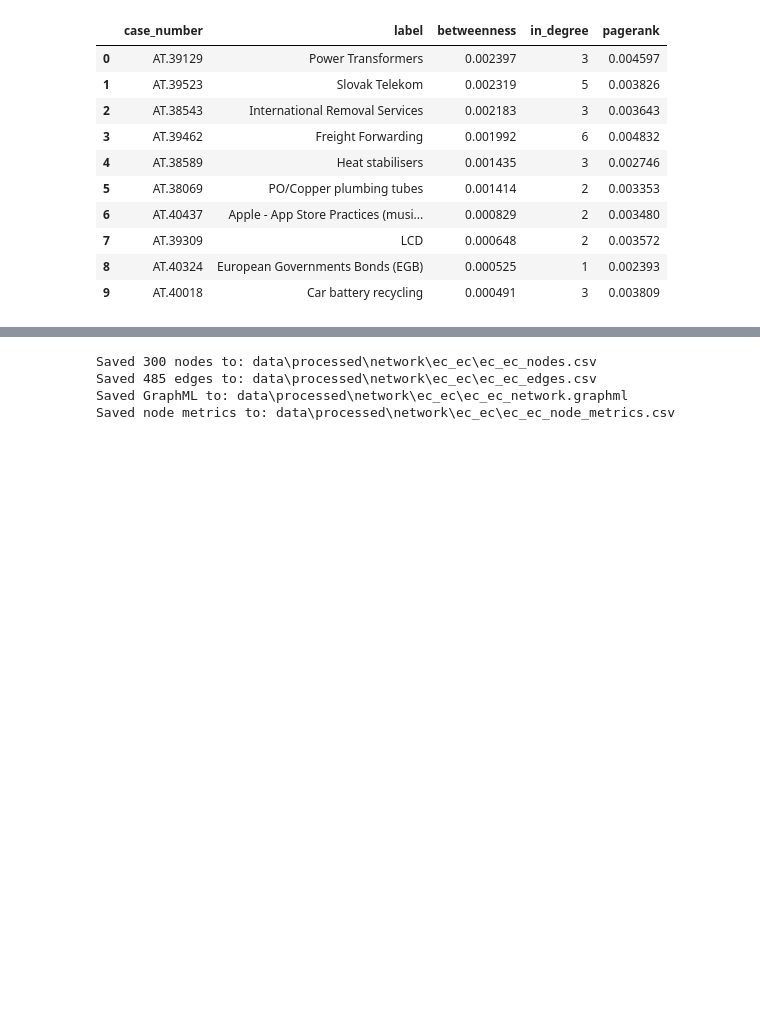
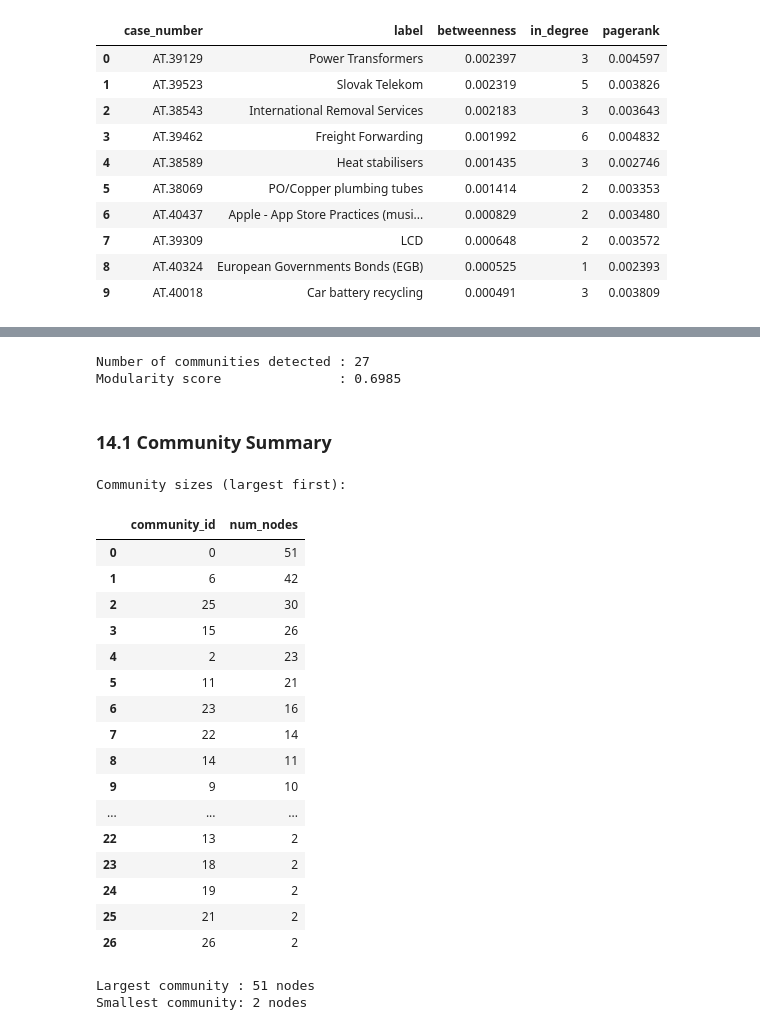
Before and after one commit to floheusser/data_analysis_master, a Jupyter notebook: 10_build_ec_ec_network.ipynb, the cells around one changed output, grey strips where cells are left out. Drawn from its saved outputs; the diff is of its cells as text; code cells hidden in the pictures; blank space fills up the shorter version.

```diff
--- a/10_build_ec_ec_network.ipynb
+++ b/10_build_ec_ec_network.ipynb
@@ -757,22 +777,59 @@ Top 10 EC cases by betweenness centrality:
 # %%
-OUT_DIR.mkdir(parents=True, exist_ok=True)
+from networkx.algorithms import community as nx_community
 
-# Node and edge tables
-ec_nodes.to_csv(NODES_PATH, index=False, encoding="utf-8")
-print(f"Saved {len(ec_nodes):,} nodes to: {NODES_PATH}")
+# Convert to undirected for community detection
+G_undirected = G.to_undirected()
 
-edges.to_csv(EDGES_PATH, index=False, encoding="utf-8")
-print(f"Saved {len(edges):,} edges to: {EDGES_PATH}")
+# Run Louvain community detection
+louvain_sets = nx_community.louvain_communities(G_undirected, seed=42)
 
-# GraphML
-nx.write_graphml(G, str(GRAPHML_PATH))
-print(f"Saved GraphML to: {GRAPHML_PATH}")
+# Build node → community id mapping
+partition = {}
+for comm_id, members in enumerate(louvain_sets):
+    for node in members:
+        partition[node] = comm_id
 
-# Node metrics
-node_metrics.to_csv(NODE_METRICS_PATH, index=False, encoding="utf-8")
-print(f"Saved node metrics to: {NODE_METRICS_PATH}")
+# Compute modularity
+modularity_score = nx_community.modularity(G_undirected, louvain_sets)
+
+num_communities = len(louvain_sets)
+print(f"Number of communities detected : {num_communities}")
+print(f"Modularity score               : {modularity_score:.4f}")
 # %% [output]
-Saved 300 nodes to: data\processed\network\ec_ec\ec_ec_nodes.csv
-Saved 485 edges to: data\processed\network\ec_ec\ec_ec_edges.csv
-Saved GraphML to: data\processed\network\ec_ec\ec_ec_network.graphml
-Saved node metrics to: data\processed\network\ec_ec\ec_ec_node_metrics.csv
+Number of communities detected : 27
+Modularity score               : 0.6985
+# %% [markdown]
+### 14.1 Community Summary
+# %%
+community_sizes = pd.Series(partition).value_counts().sort_index()
+community_summary = pd.DataFrame({
+    "community_id": community_sizes.index,
+    "num_nodes"   : community_sizes.values,
+}).sort_values("num_nodes", ascending=False).reset_index(drop=True)
+
+print(f"Community sizes (largest first):")
+display(community_summary)
+
+print(f"\nLargest community : {community_summary['num_nodes'].iloc[0]:,} nodes")
+print(f"Smallest community: {community_summary['num_nodes'].iloc[-1]:,} nodes")
+# %% [output]
+Community sizes (largest first):
+|  | community_id | num_nodes |
+| 0 | 0 | 51 |
+| 1 | 6 | 42 |
+| 2 | 25 | 30 |
+| 3 | 15 | 26 |
+| 4 | 2 | 23 |
+| 5 | 11 | 21 |
+| 6 | 23 | 16 |
+| 7 | 22 | 14 |
+| 8 | 14 | 11 |
+| 9 | 9 | 10 |
+| ... | ... | ... |
+| 22 | 13 | 2 |
+| 23 | 18 | 2 |
+| 24 | 19 | 2 |
+| 25 | 21 | 2 |
+| 26 | 26 | 2 |
+Largest community : 51 nodes
+Smallest community: 2 nodes
```
Also changed, not shown: parts of 10 cells of this notebook, 8 other files.
